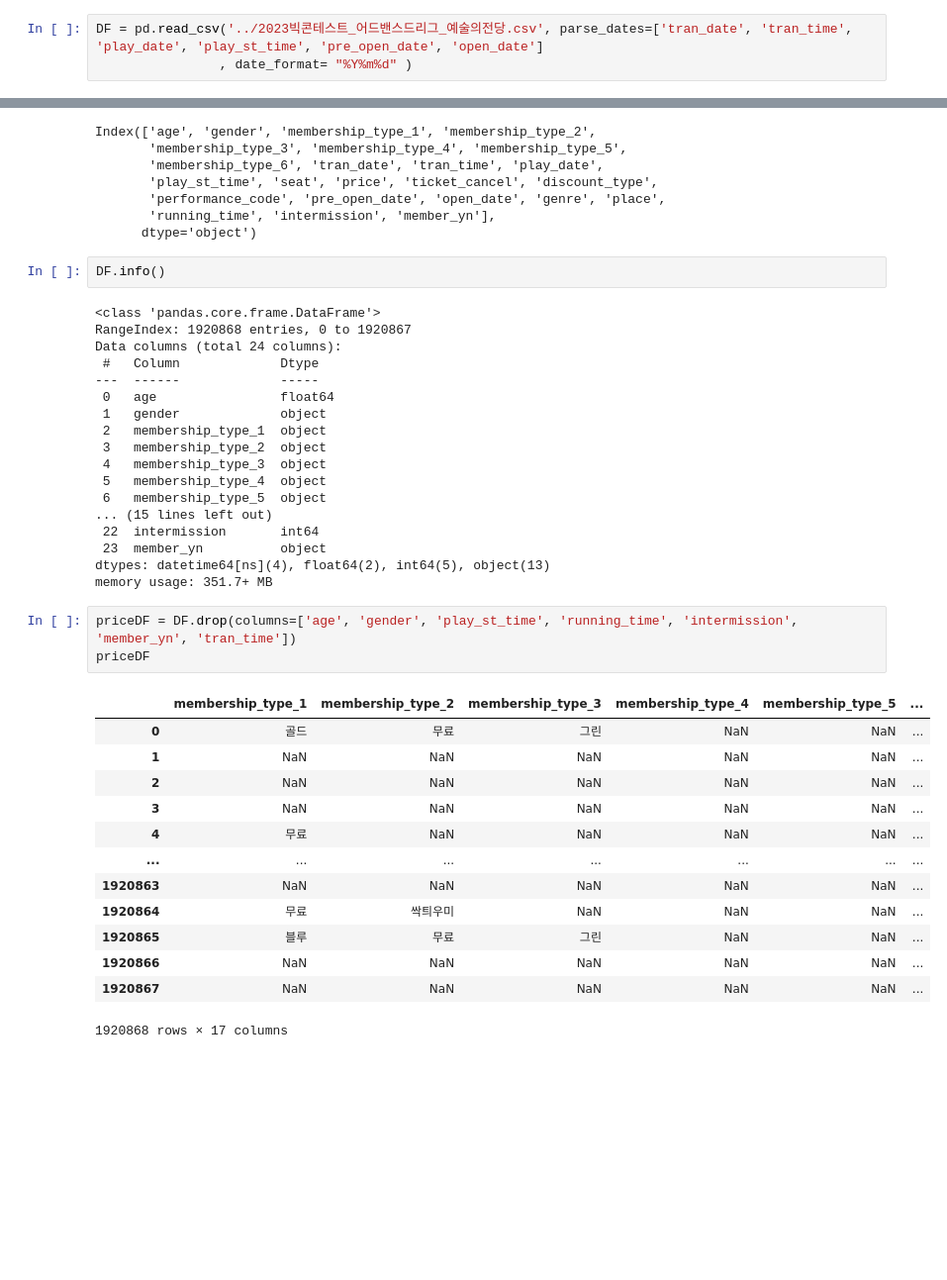
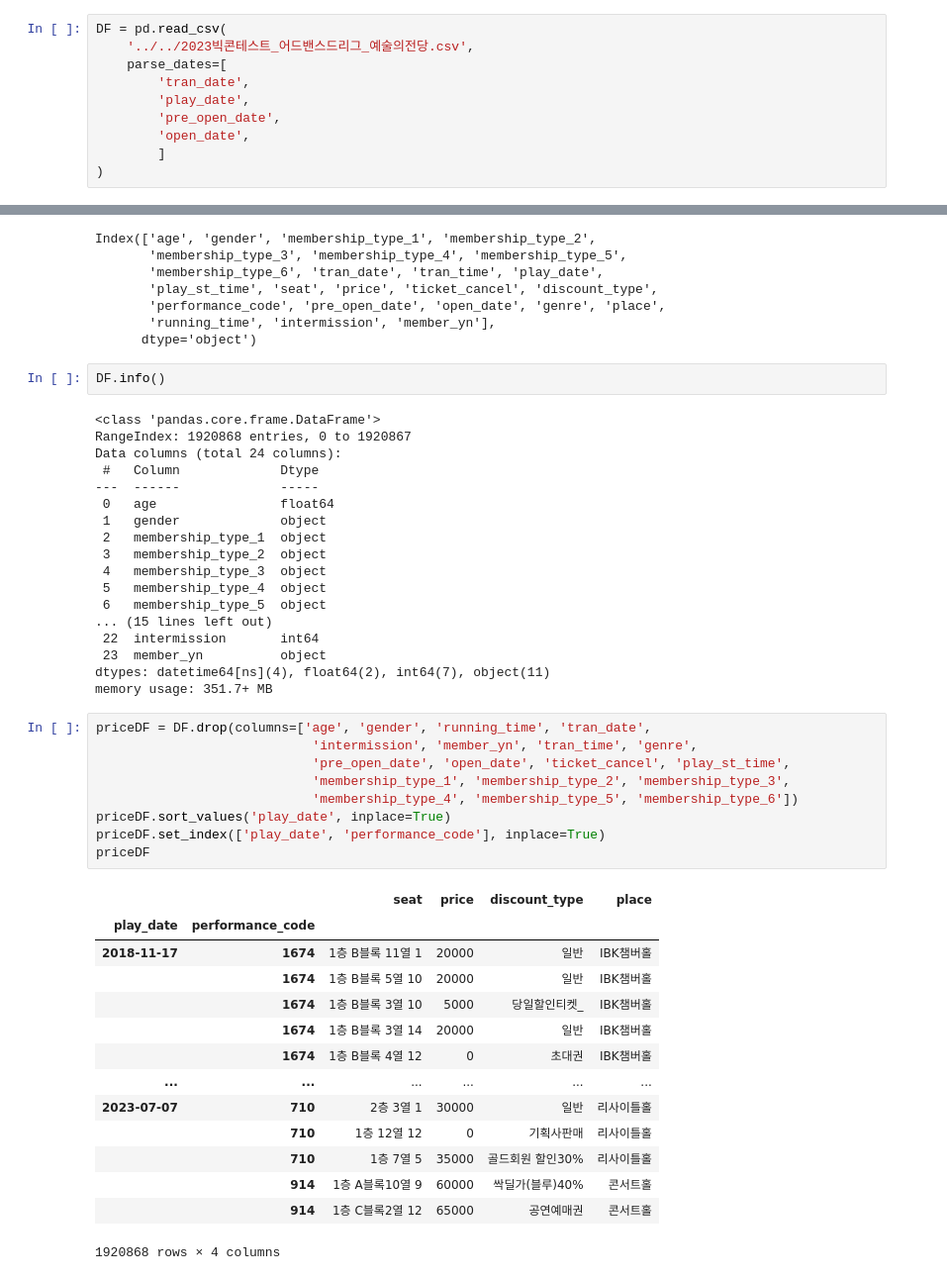
Before and after one commit to one5469/PandasProject, a Jupyter notebook: tes/Untitled.ipynb, the cells around one changed output, grey strips where cells are left out. Shown at 99% size. Cells and saved outputs as stored; diff of their text form; blank space fills up the shorter version.

```diff
--- a/tes/Untitled.ipynb
+++ b/tes/Untitled.ipynb
@@ -5,3 +12,10 @@ import matplotlib.pyplot as plt
 # %%
-DF = pd.read_csv('../2023빅콘테스트_어드밴스드리그_예술의전당.csv', parse_dates=['tran_date', 'tran_time', 'play_date', 'play_st_time', 'pre_open_date', 'open_date']
-                , date_format= "%Y%m%d" )
+DF = pd.read_csv(
+    '../../2023빅콘테스트_어드밴스드리그_예술의전당.csv',
+    parse_dates=[
+        'tran_date',
+        'play_date',
+        'pre_open_date',
+        'open_date',
+        ]
+)
@@ -50,22 +83,29 @@ Data columns (total 24 columns):
 ... (15 lines left out)
  22  intermission       int64
  23  member_yn          object
-dtypes: datetime64[ns](4), float64(2), int64(5), object(13)
+dtypes: datetime64[ns](4), float64(2), int64(7), object(11)
 memory usage: 351.7+ MB
 # %%
-priceDF = DF.drop(columns=['age', 'gender', 'play_st_time', 'running_time', 'intermission', 'member_yn', 'tran_time'])
+priceDF = DF.drop(columns=['age', 'gender', 'running_time', 'tran_date',
+                            'intermission', 'member_yn', 'tran_time', 'genre',
+                            'pre_open_date', 'open_date', 'ticket_cancel', 'play_st_time',
+                            'membership_type_1', 'membership_type_2', 'membership_type_3',
+                            'membership_type_4', 'membership_type_5', 'membership_type_6'])
+priceDF.sort_values('play_date', inplace=True)
+priceDF.set_index(['play_date', 'performance_code'], inplace=True)
 priceDF
 # %% [output]
-|  | membership_type_1 | membership_type_2 | membership_type_3 | membership_type_4 | membership_type_5 | ... |
-| 0 | 골드 | 무료 | 그린 | NaN | NaN | ... |
-| 1 | NaN | NaN | NaN | NaN | NaN | ... |
-| 2 | NaN | NaN | NaN | NaN | NaN | ... |
-| 3 | NaN | NaN | NaN | NaN | NaN | ... |
-| 4 | 무료 | NaN | NaN | NaN | NaN | ... |
-| ... | ... | ... | ... | ... | ... | ... |
-| 1920863 | NaN | NaN | NaN | NaN | NaN | ... |
-| 1920864 | 무료 | 싹틔우미 | NaN | NaN | NaN | ... |
-| 1920865 | 블루 | 무료 | 그린 | NaN | NaN | ... |
-| 1920866 | NaN | NaN | NaN | NaN | NaN | ... |
-| 1920867 | NaN | NaN | NaN | NaN | NaN | ... |
+|  |  | seat | price | discount_type | place |
+| play_date | performance_code |  |  |  |  |
+| 2018-11-17 | 1674 | 1층 B블록 11열 1 | 20000 | 일반 | IBK챔버홀 |
+|  | 1674 | 1층 B블록 5열 10 | 20000 | 일반 | IBK챔버홀 |
+|  | 1674 | 1층 B블록 3열 10 | 5000 | 당일할인티켓_ | IBK챔버홀 |
+|  | 1674 | 1층 B블록 3열 14 | 20000 | 일반 | IBK챔버홀 |
+|  | 1674 | 1층 B블록 4열 12 | 0 | 초대권 | IBK챔버홀 |
+| ... | ... | ... | ... | ... | ... |
+| 2023-07-07 | 710 | 2층 3열 1 | 30000 | 일반 | 리사이틀홀 |
+|  | 710 | 1층 12열 12 | 0 | 기획사판매 | 리사이틀홀 |
+|  | 710 | 1층 7열 5 | 35000 | 골드회원 할인30% | 리사이틀홀 |
+|  | 914 | 1층 A블록10열 9 | 60000 | 싹딜가(블루)40% | 콘서트홀 |
+|  | 914 | 1층 C블록2열 12 | 65000 | 공연예매권 | 콘서트홀 |
-1920868 rows × 17 columns
+1920868 rows × 4 columns
```
Also changed, not shown: parts of 22 cells of this notebook.
